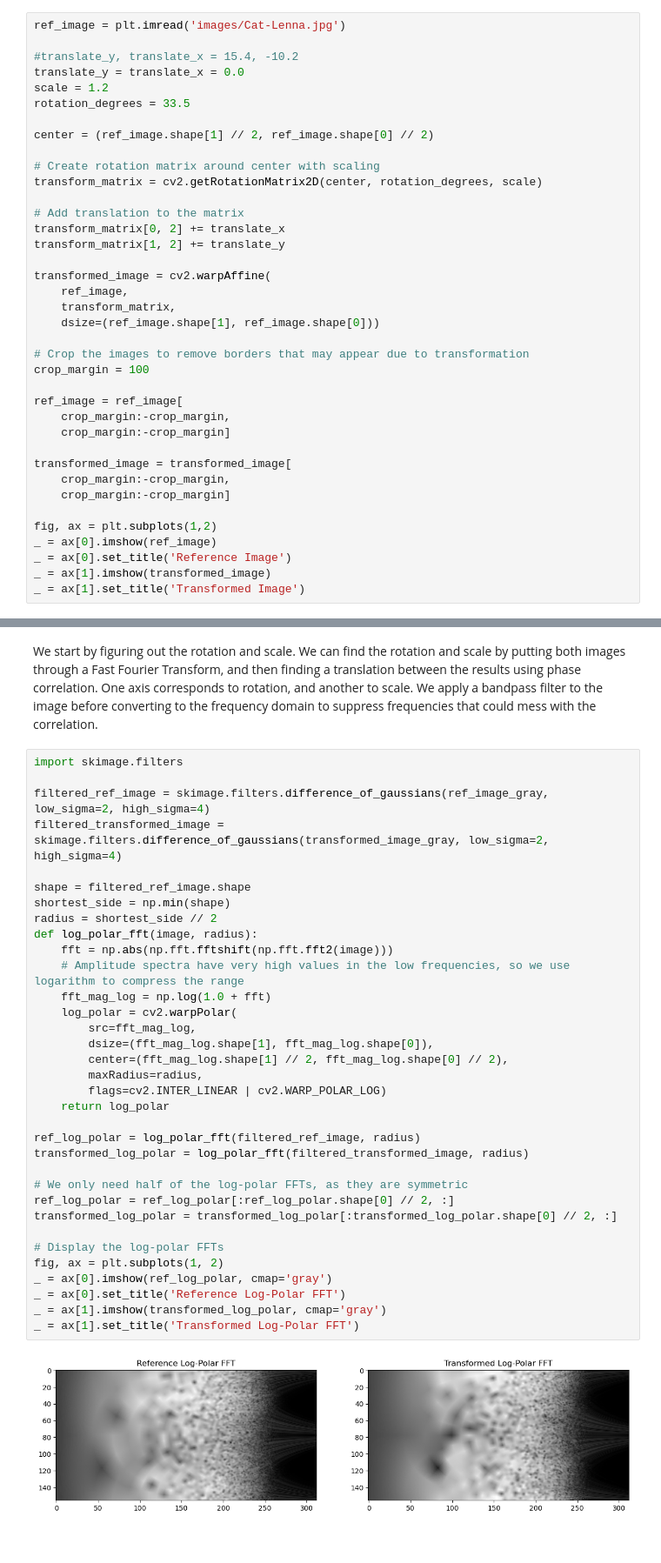
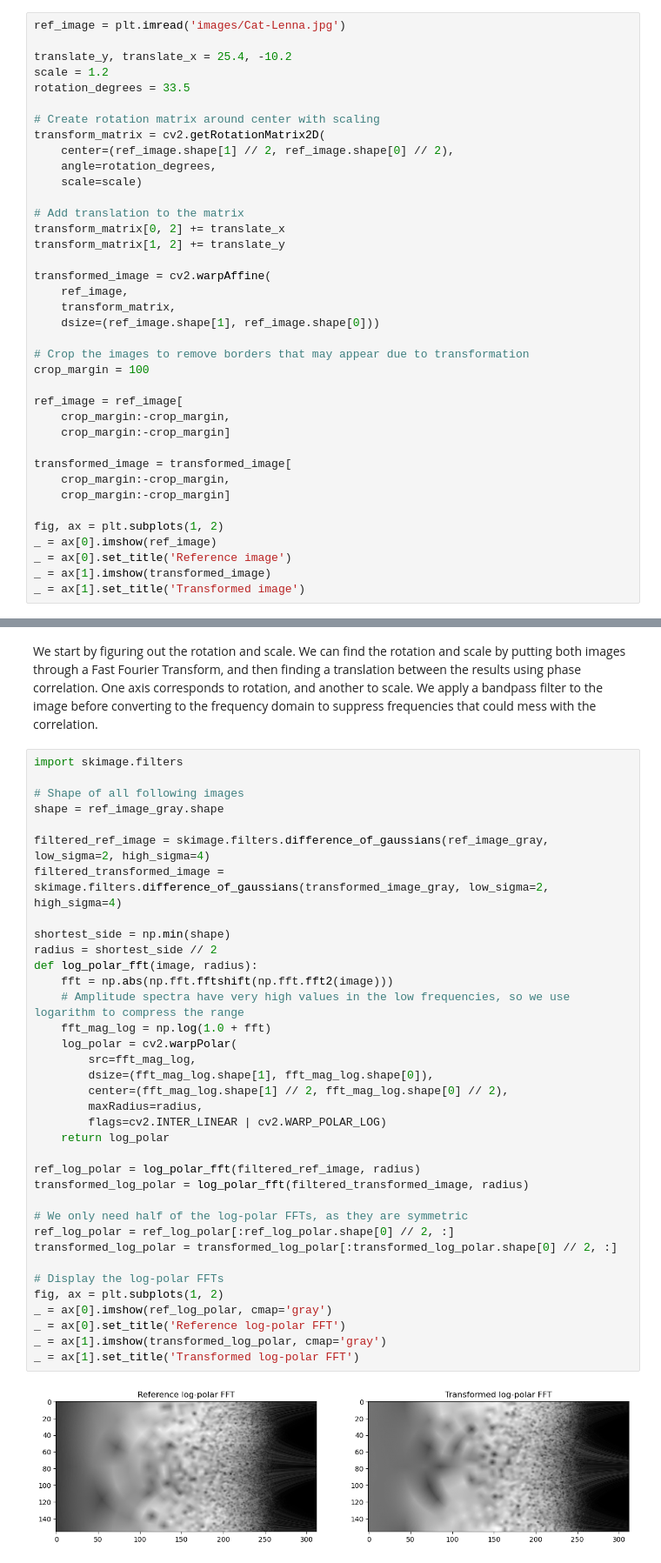
Before and after one commit to naavis/eclipsetools, a Jupyter notebook: notebooks/phase-correlation.ipynb, the cells around one changed output, grey strips where cells are left out. Shown at 87% size. Saved outputs shown, nothing was run; the diff lists cells and outputs as text.

```diff
--- a/notebooks/phase-correlation.ipynb
+++ b/notebooks/phase-correlation.ipynb
@@ -12,15 +12,15 @@ The Cat Lenna image is courtesy of [Captain Disillusion](https://www.youtube.com
 # %%
 ref_image = plt.imread('images/Cat-Lenna.jpg')
 
-#translate_y, translate_x = 15.4, -10.2
-translate_y = translate_x = 0.0
+translate_y, translate_x = 25.4, -10.2
 scale = 1.2
 rotation_degrees = 33.5
 
-center = (ref_image.shape[1] // 2, ref_image.shape[0] // 2)
-
 # Create rotation matrix around center with scaling
-transform_matrix = cv2.getRotationMatrix2D(center, rotation_degrees, scale)
+transform_matrix = cv2.getRotationMatrix2D(
+    center=(ref_image.shape[1] // 2, ref_image.shape[0] // 2),
+    angle=rotation_degrees,
+    scale=scale)
 
 # Add translation to the matrix
 transform_matrix[0, 2] += translate_x
@@ -42,9 +42,9 @@ transformed_image = transformed_image[
     crop_margin:-crop_margin,
     crop_margin:-crop_margin]
 
-fig, ax = plt.subplots(1,2)
+fig, ax = plt.subplots(1, 2)
 _ = ax[0].imshow(ref_image)
-_ = ax[0].set_title('Reference Image')
+_ = ax[0].set_title('Reference image')
 _ = ax[1].imshow(transformed_image)
-_ = ax[1].set_title('Transformed Image')
+_ = ax[1].set_title('Transformed image')
 # %% [output]
@@ -57,39 +57,41 @@ transformed_image_gray = cv2.cvtColor(transformed_image, cv2.COLOR_RGB2GRAY)
 We start by figuring out the rotation and scale. We can find the rotation and scale by putting both images through a Fast Fourier Transform, and then finding a translation between the results using phase correlation. One axis corresponds to rotation, and another to scale. We apply a bandpass filter to the image before converting to the frequency domain to suppress frequencies that could mess with the correlation.
 # %%
 import skimage.filters
+
+# Shape of all following images
+shape = ref_image_gray.shape
 
 filtered_ref_image = skimage.filters.difference_of_gaussians(ref_image_gray, low_sigma=2, high_sigma=4)
 filtered_transformed_image = skimage.filters.difference_of_gaussians(transformed_image_gray, low_sigma=2, high_sigma=4)
 
-shape = filtered_ref_image.shape
 shortest_side = np.min(shape)
 radius = shortest_side // 2
 def log_polar_fft(image, radius):
     fft = np.abs(np.fft.fftshift(np.fft.fft2(image)))
     # Amplitude spectra have very high values in the low frequencies, so we use logarithm to compress the range
     fft_mag_log = np.log(1.0 + fft)
     log_polar = cv2.warpPolar(
         src=fft_mag_log,
         dsize=(fft_mag_log.shape[1], fft_mag_log.shape[0]),
         center=(fft_mag_log.shape[1] // 2, fft_mag_log.shape[0] // 2),
         maxRadius=radius,
         flags=cv2.INTER_LINEAR | cv2.WARP_POLAR_LOG)
     return log_polar
 
 ref_log_polar = log_polar_fft(filtered_ref_image, radius)
 transformed_log_polar = log_polar_fft(filtered_transformed_image, radius)
 
 # We only need half of the log-polar FFTs, as they are symmetric
 ref_log_polar = ref_log_polar[:ref_log_polar.shape[0] // 2, :]
 transformed_log_polar = transformed_log_polar[:transformed_log_polar.shape[0] // 2, :]
 
 # Display the log-polar FFTs
 fig, ax = plt.subplots(1, 2)
 _ = ax[0].imshow(ref_log_polar, cmap='gray')
-_ = ax[0].set_title('Reference Log-Polar FFT')
+_ = ax[0].set_title('Reference log-polar FFT')
 _ = ax[1].imshow(transformed_log_polar, cmap='gray')
-_ = ax[1].set_title('Transformed Log-Polar FFT')
+_ = ax[1].set_title('Transformed log-polar FFT')
 # %% [output]
-[figure, old version]
+[figure, new version]
 # %%
 correlation_result = cv2.phaseCorrelate(ref_log_polar, transformed_log_polar)
```
Also changed, not shown: parts of 6 cells of this notebook.
